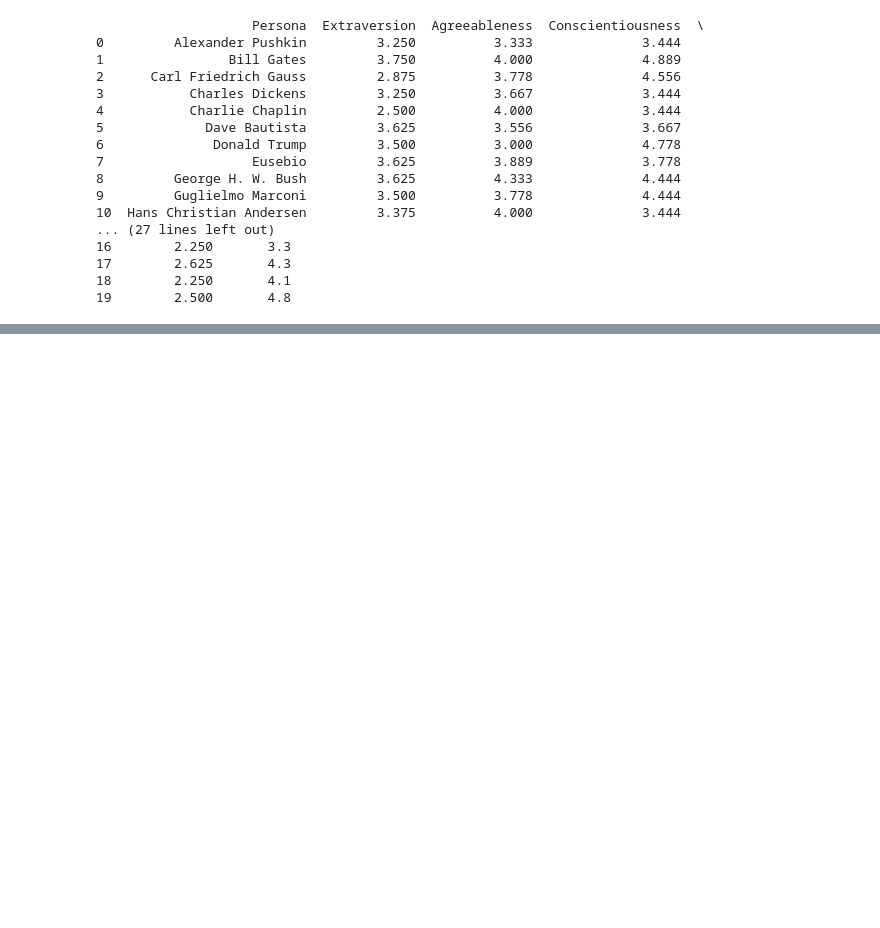
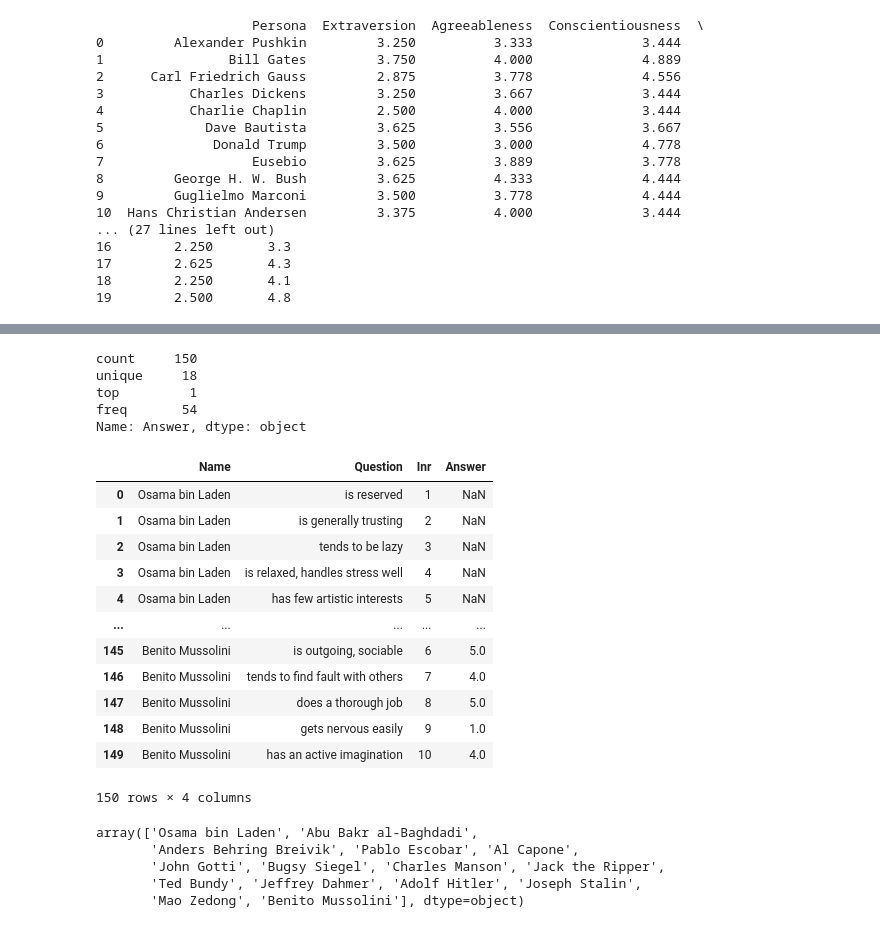
Before and after one commit to SnehaR26/psychollm, a Jupyter notebook: ScoreCalc-Falcon7bI.ipynb, the cells around one changed output, grey strips where cells are left out. Cells and saved outputs as stored; diff of their text form; code cells hidden in the pictures; blank space fills up the shorter version.

```diff
--- a/ScoreCalc-Falcon7bI.ipynb
+++ b/ScoreCalc-Falcon7bI.ipynb
@@ -423,0 +710,3 @@ results_df_llama_n.to_csv('bfi_L_N.csv', index=False)
+# %%
+df_claude_b=pd.read_csv('claude\Claude_responses_bad.csv')
+df_claude_b.head()
@@ -423,0 +720,33 @@ results_df_llama_n.to_csv('bfi_L_N.csv', index=False)
+# %%
+df_claude_b['Answer'].describe()
+# %% [output]
+count     150
+unique     18
+top         1
+freq       54
+Name: Answer, dtype: object
+# %%
+df_claude_b['Answer'] = pd.to_numeric(df_claude_b['Answer'], errors='coerce')
+df_claude_b
+# %% [output]
+|  | Name | Question | Inr | Answer |
+| 0 | Osama bin Laden | is reserved | 1 | NaN |
+| 1 | Osama bin Laden | is generally trusting | 2 | NaN |
+| 2 | Osama bin Laden | tends to be lazy | 3 | NaN |
+| 3 | Osama bin Laden | is relaxed, handles stress well | 4 | NaN |
+| 4 | Osama bin Laden | has few artistic interests | 5 | NaN |
+| ... | ... | ... | ... | ... |
+| 145 | Benito Mussolini | is outgoing, sociable | 6 | 5.0 |
+| 146 | Benito Mussolini | tends to find fault with others | 7 | 4.0 |
+| 147 | Benito Mussolini | does a thorough job | 8 | 5.0 |
+| 148 | Benito Mussolini | gets nervous easily | 9 | 1.0 |
+| 149 | Benito Mussolini | has an active imagination | 10 | 4.0 |
+150 rows × 4 columns
+# %%
+df_claude_b['Name'].unique()
+# %% [output]
+array(['Osama bin Laden', 'Abu Bakr al-Baghdadi',
+       'Anders Behring Breivik', 'Pablo Escobar', 'Al Capone',
+       'John Gotti', 'Bugsy Siegel', 'Charles Manson', 'Jack the Ripper',
+       'Ted Bundy', 'Jeffrey Dahmer', 'Adolf Hitler', 'Joseph Stalin',
+       'Mao Zedong', 'Benito Mussolini'], dtype=object)
```
Also changed, not shown: parts of 27 cells of this notebook, 4 other files.
